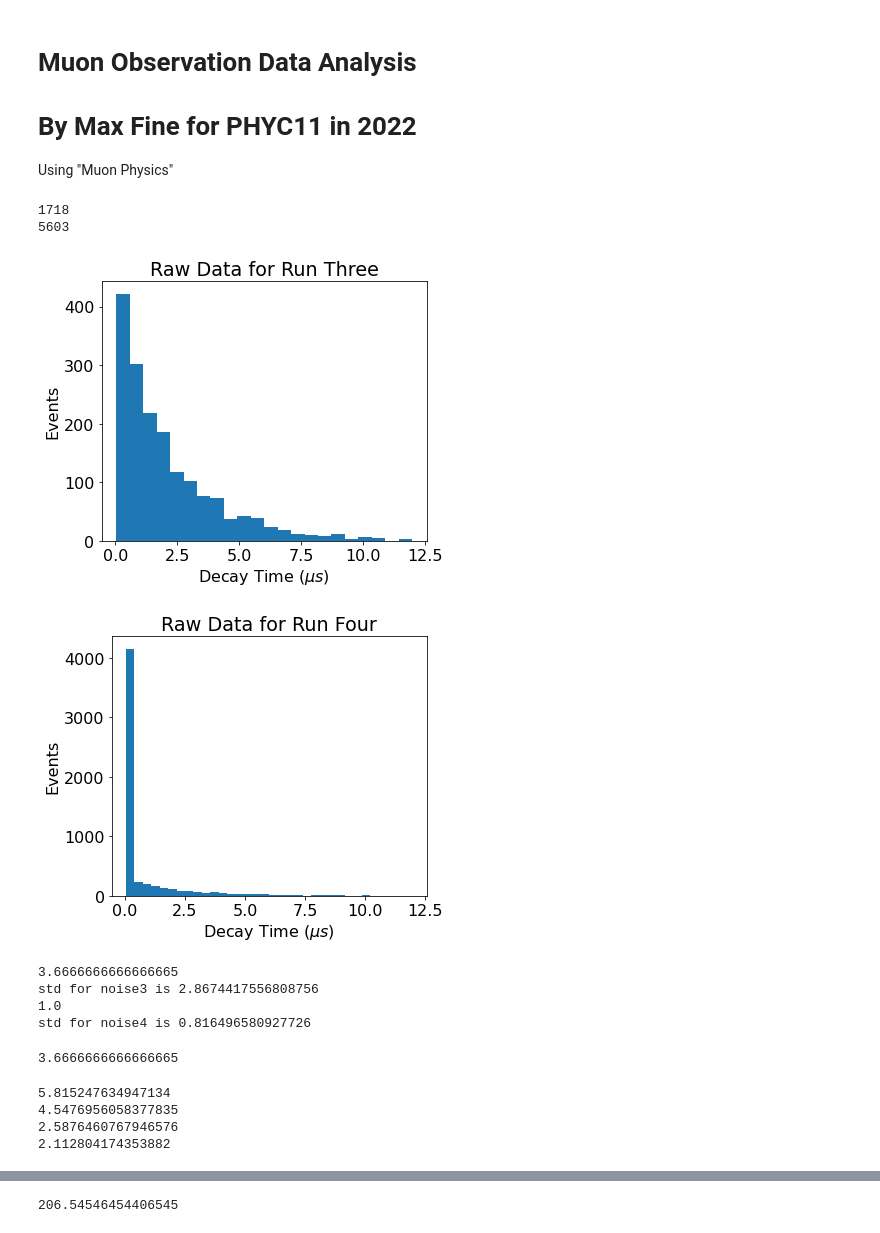
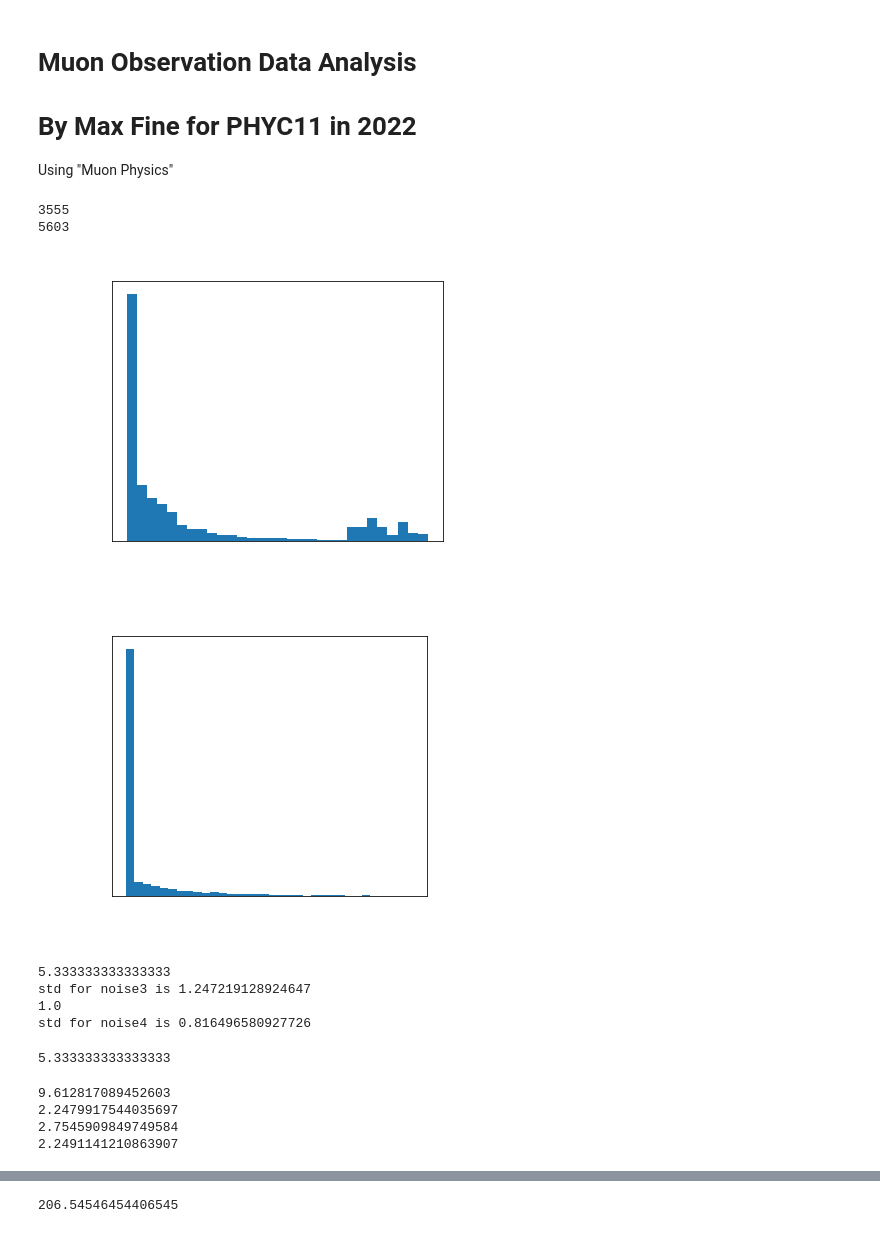
Before and after one commit to afinemax/PHYC11, a Jupyter notebook: lab1/lab1_analysis.ipynb, the cells around one changed output, grey strips where cells are left out. Cells and saved outputs as stored; diff of their text form; code cells hidden in the pictures.

```diff
--- a/lab1/lab1_analysis.ipynb
+++ b/lab1/lab1_analysis.ipynb
@@ -15,7 +15,7 @@ m_muon = 206.768283046 *me
 # %%
 # importing data from file
 data_names = ['run1.data','run2.data','run3.data','run4.data']
-f_name3 = "run5.data" #change to data file name, expects it to be in  'data/f_name'
+f_name3 = "run3.data" #change to data file name, expects it to be in  'data/f_name'
 f_name4 = 'run4.data'
 
 path3 = "data/" + f_name3
@@ -32,7 +32,7 @@ decay_data4 = raw_data4[:,0]
 
 # values of >40000 indicate that a muon did not decay so we remove them
 #40000) #and np.where(decay_data > 60)) #40000) #40000)
-index_proc3 = np.where(decay_data3 < 12000)
+index_proc3 = np.where(decay_data3 < 40000)
 proc_data3 = decay_data3[index_proc3]
 # 14000
 index_proc4 = np.where(decay_data4 < 12000)
@@ -42,27 +42,33 @@ data_len3 = len(proc_data3)
 data_len4 = len(proc_data4)
 print(data_len3)
 print(data_len4)
+
+COLOR = 'white'
+plt.rcParams['text.color'] = COLOR
+plt.rcParams['axes.labelcolor'] = COLOR
+plt.rcParams['xtick.color'] = COLOR
+plt.rcParams['ytick.color'] = COLOR
 # %% [output]
-1718
+3555
 5603
 # %%
 #displaying procc data 3
 n_bins3 =  2 *int(len(proc_data3)**(1/3))
 plt.figure(figsize=(6, 5))
 #n_bins = 30
 plt.hist(proc_data3/1000,n_bins3)#bins=int(len(proc_data)**0.5))
 #plt.title('Muon Decay Time Histogram')
-plt.xlabel('Decay Time ($\mu s$)')#($\mu$s)')
-plt.ylabel('Events')
-plt.title('Raw Data for Run Three')
+plt.xlabel('Decay Time ($\mu s$)',color="white")#($\mu$s)')
+plt.ylabel('Events',color="white")
+plt.title('Raw Data',color="white") # three
 plt.rcParams.update({'font.size': 16})
 
 #plt.xlim(0,700)
 plt.tight_layout()
 
-plt.savefig('plots/3Raw_Muon_Decay_Time_Histogram.pdf')
+plt.savefig('plots/3Raw_Muon_Decay_Time_Histogram.png',transparent=True)
 # %% [output]
-[figure, old version]
+[figure, new version]
 # %%
 #displaying procc data 4
 n_bins4 =  2 *int(len(proc_data4)**(1/3))
@@ -76,9 +82,9 @@ plt.ylabel('Events')
 plt.title('Raw Data for Run Four')
 #plt.xlim(0,700)
 plt.tight_layout()
-plt.savefig('plots/4Raw_Muon_Decay_Time_Histogram.pdf')
+plt.savefig('plots/4Raw_Muon_Decay_Time_Histogram.png')
 # %% [output]
-[figure, old version]
+[figure, new version]
 # %%
 # noise estimatation
 # we take the avg events per bin for the last 2-3 bins and call it N
@@ -99,8 +105,8 @@ std4 = np.std(data_entries_4[-4:-1])
 print(noise4)
 print('std for noise4 is ' + str(std4))
 # %% [output]
-3.6666666666666665
-std for noise3 is 2.8674417556808756
+5.333333333333333
+std for noise3 is 1.247219128924647
 1.0
 std for noise4 is 0.816496580927726
 # %%
@@ -141,7 +147,7 @@ def expected4(t,A):
 # %%
 noise3
 # %% [output]
-3.6666666666666665
+5.333333333333333
 # %%
 # fitting the model
 bins3 = np.linspace(0, np.max(proc_data3),n_bins3 +1)
@@ -165,10 +171,10 @@ print( 1000*noise4 / (bins4[1]-bins4[0]))
 std4 = np.std(data_entries_4[-4:-1])
 print(1000*std4/(bins4[1]-bins4[0]))
 # %% [output]
-5.815247634947134
-4.5476956058377835
-2.5876460767946576
-2.112804174353882
+9.612817089452603
+2.2479917544035697
+2.7545909849749584
+2.2491141210863907
 # %%
 # plotting fitted models
 plt.figure(figsize=(6, 5))
```
Also changed, not shown: parts of 19 cells of this notebook, 23 other files.
